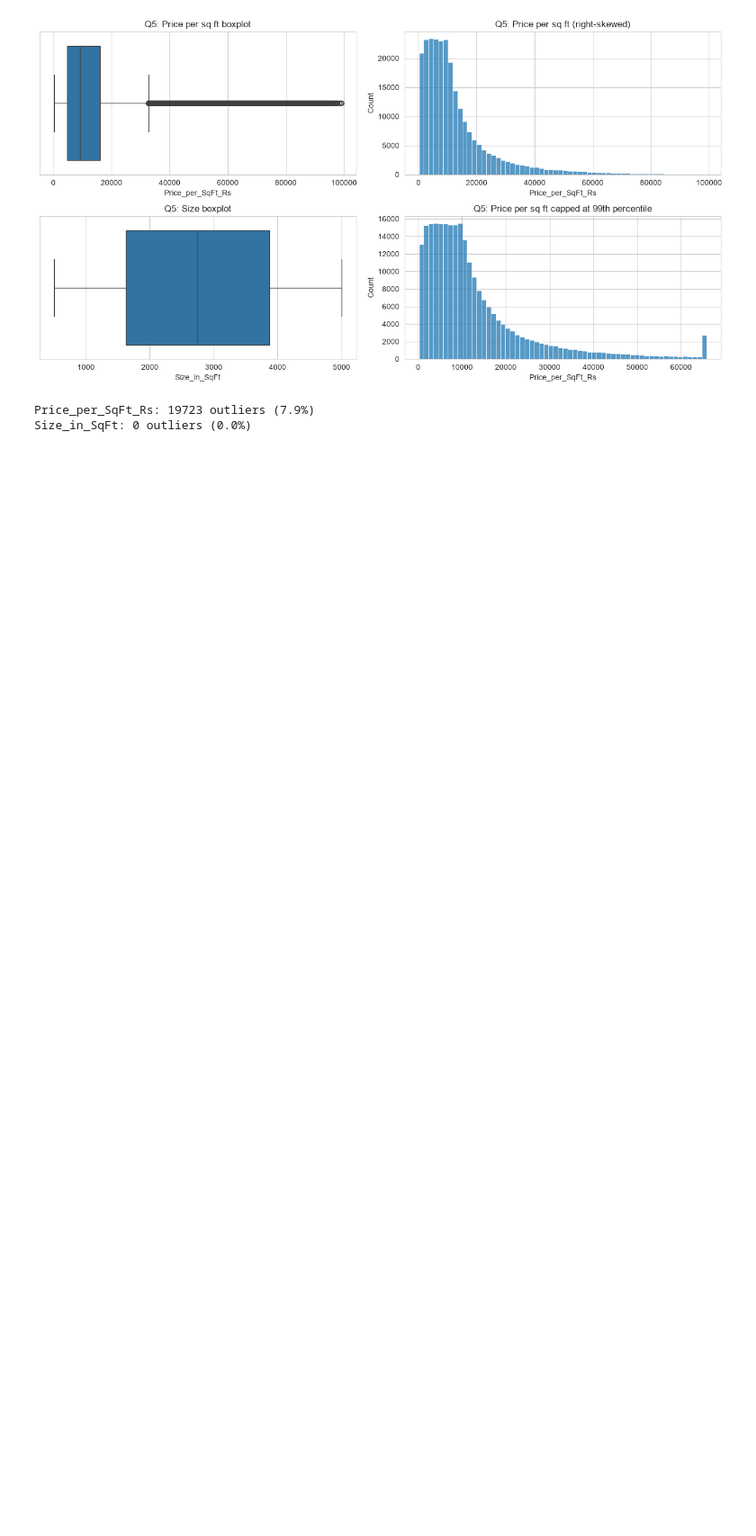
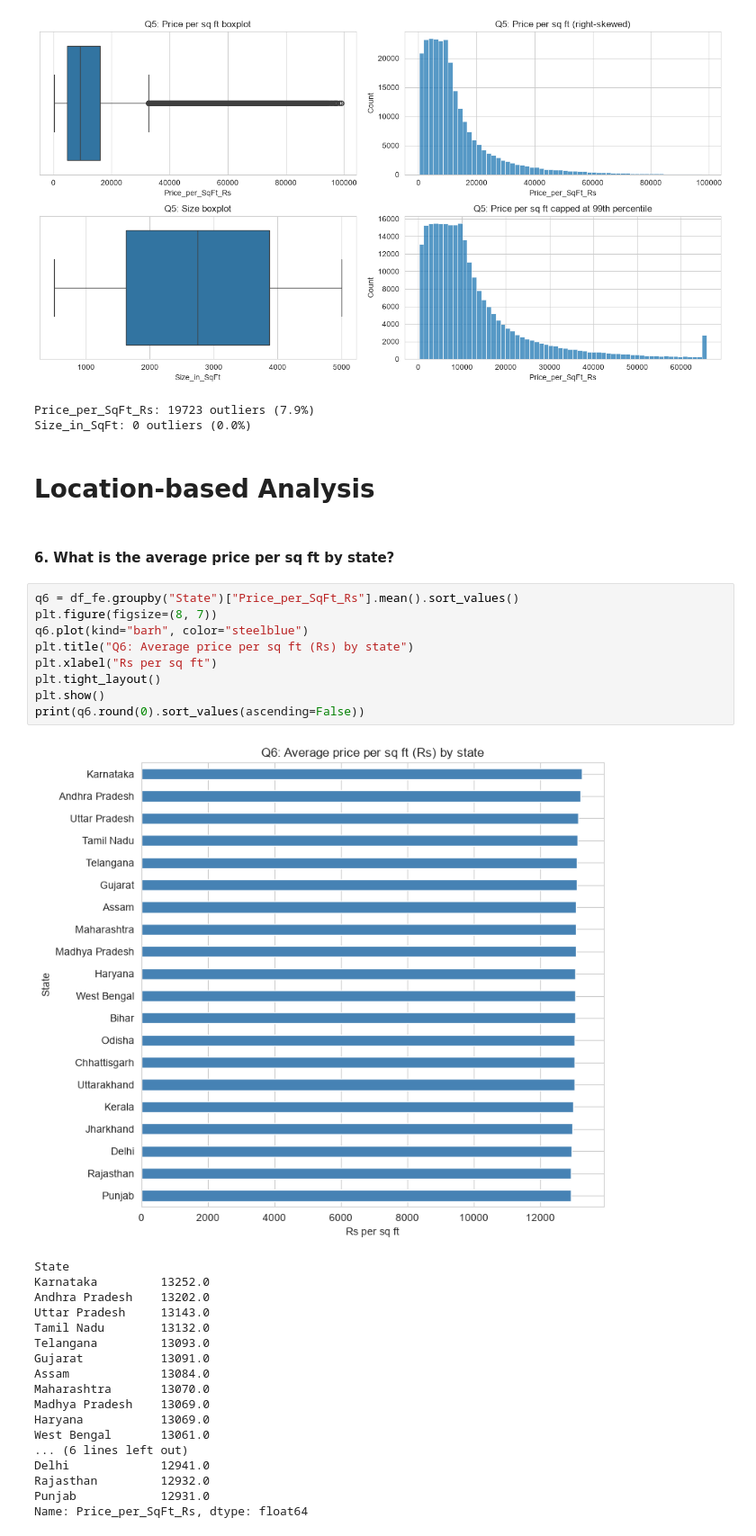
Before and after one commit to k1222004kumar-create/Real_Estate_Investment_Advisor, a Jupyter notebook: notebooks/2_Exploratory_Data_Analysis_(EDA).ipynb, the cells around one changed output. Shown at 90% size. Drawn from its saved outputs; the diff is of its cells as text; blank space fills up the shorter version.

```diff
--- a/notebooks/2_Exploratory_Data_Analysis_(EDA).ipynb
+++ b/notebooks/2_Exploratory_Data_Analysis_(EDA).ipynb
@@ -86,3 +94,35 @@ for c in ["Price_per_SqFt_Rs", "Size_in_SqFt"]:
 [figure]
 Price_per_SqFt_Rs: 19723 outliers (7.9%)
 Size_in_SqFt: 0 outliers (0.0%)
+# %% [markdown]
+# Location-based Analysis
+# %% [markdown]
+#### 6.	What is the average price per sq ft by state?
+# %%
+q6 = df_fe.groupby("State")["Price_per_SqFt_Rs"].mean().sort_values()
+plt.figure(figsize=(8, 7))
+q6.plot(kind="barh", color="steelblue")
+plt.title("Q6: Average price per sq ft (Rs) by state")
+plt.xlabel("Rs per sq ft")
+plt.tight_layout()
+plt.show()
+print(q6.round(0).sort_values(ascending=False))
+# %% [output]
+[figure, added]
+State
+Karnataka         13252.0
+Andhra Pradesh    13202.0
+Uttar Pradesh     13143.0
+Tamil Nadu        13132.0
+Telangana         13093.0
+Gujarat           13091.0
+Assam             13084.0
+Maharashtra       13070.0
+Madhya Pradesh    13069.0
+Haryana           13069.0
+West Bengal       13061.0
+... (6 lines left out)
+Delhi             12941.0
+Rajasthan         12932.0
+Punjab            12931.0
+Name: Price_per_SqFt_Rs, dtype: float64
```
Also changed, not shown: parts of 34 cells of this notebook, 2 other files.
